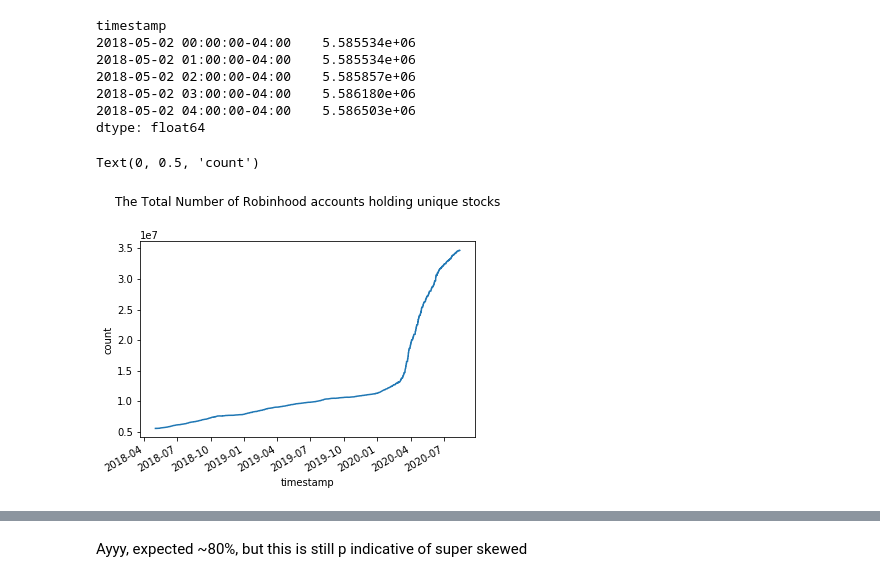
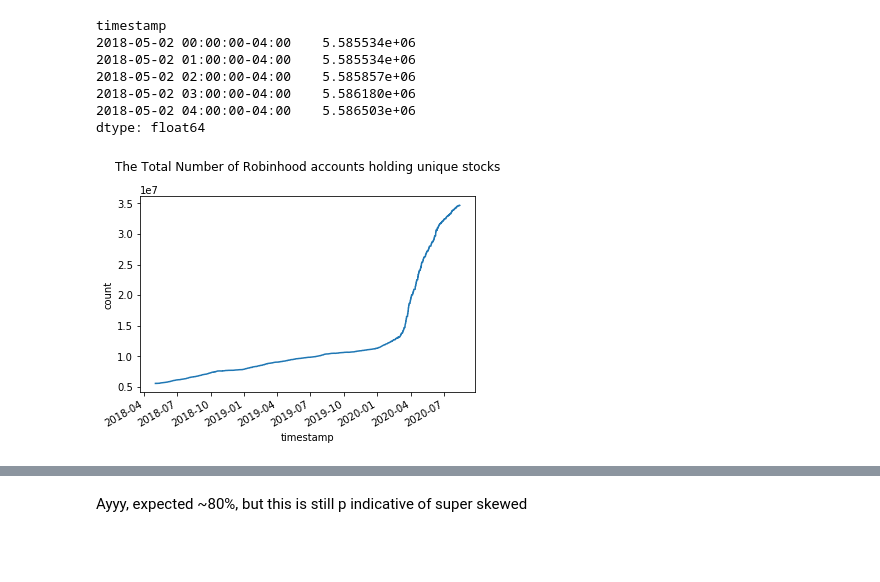
Before and after one commit to DS4A-mathemagicians/robintrack, a Jupyter notebook: Popular Tickers on Robinhood and WSB.ipynb, the cells around one changed output, grey strips where cells are left out. Saved outputs shown, nothing was run; the diff lists cells and outputs as text; code cells hidden in the pictures; blank space fills up the shorter version.

```diff
--- a/Popular Tickers on Robinhood and WSB.ipynb
+++ b/Popular Tickers on Robinhood and WSB.ipynb
@@ -223,11 +223,11 @@ timestamp
 dtype: float64
 # %%
 user_sum.plot()
-plt.title("The Total Number of Robinhood accounts holding unique stocks", y = 1.15)
+plt.title("The Total Number of Robinhood accounts holding unique stocks", y = 1.10)
 plt.ylabel("count")
+plt.savefig(cwd + '/figures/Total_num_robinhood.png')
 # %% [output]
-Text(0, 0.5, 'count')
-[figure, old version]
+[figure, new version]
 # %%
 # get total account for the pre v. post covid date
 bc_date = pd.to_datetime('2019-8-13 12:00:00')
```
Also changed, not shown: parts of 12 cells of this notebook, 1 other file.
